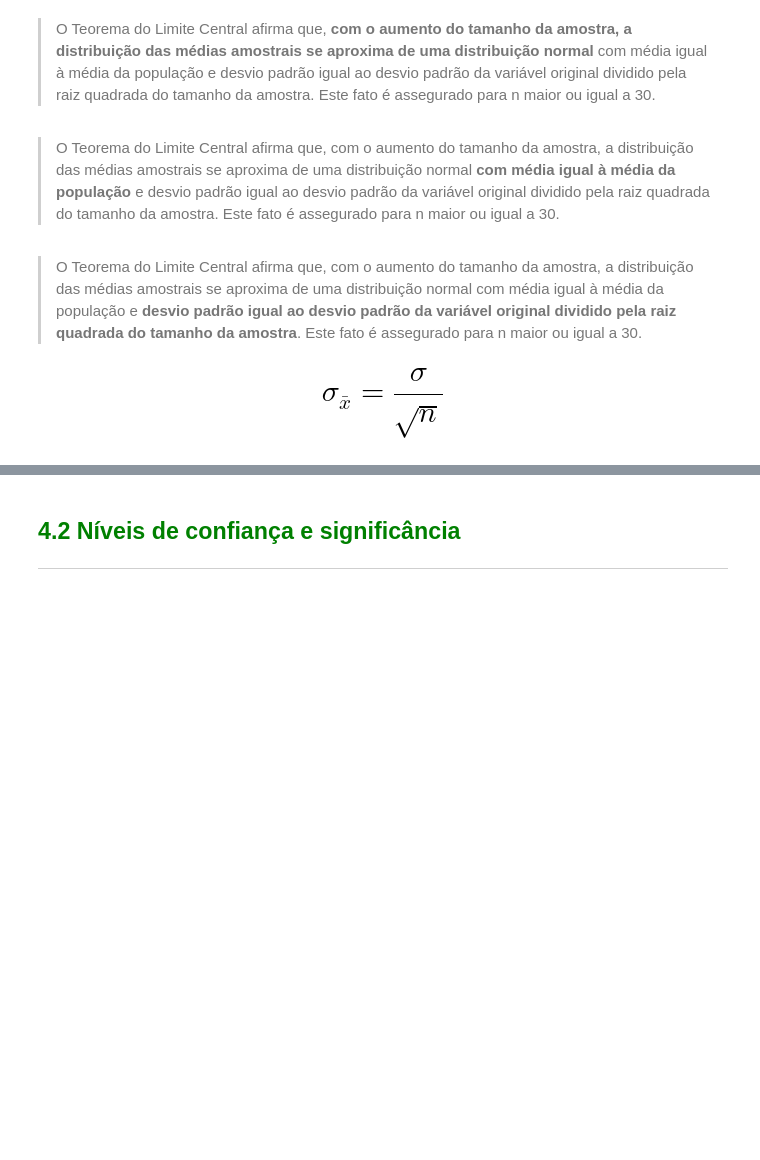
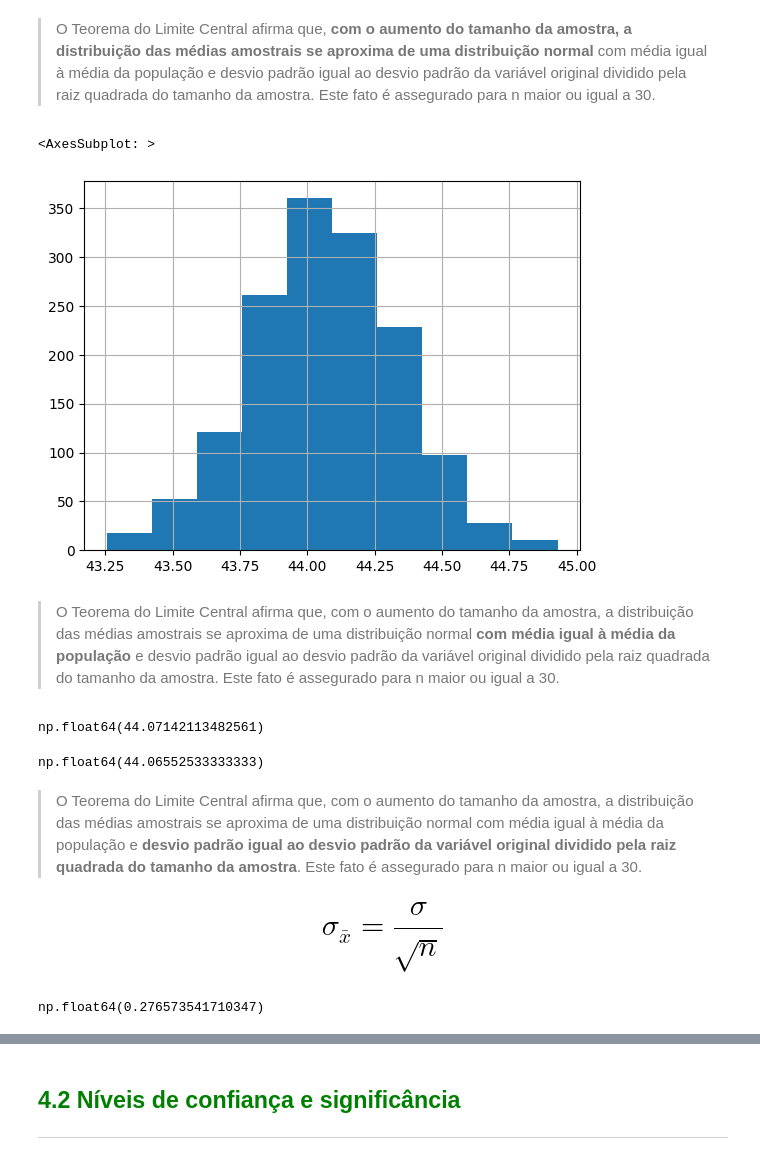
Before and after one commit to JCrpa/curso13_estatistica_com_python_probabilidade_amostragem, a Jupyter notebook: Curso_de_Estatística_Parte_2.ipynb, the cells around one changed output, grey strips where cells are left out. Drawn from its saved outputs; the diff is of its cells as text; code cells hidden in the pictures; blank space fills up the shorter version.

```diff
--- a/Curso_de_Estatística_Parte_2.ipynb
+++ b/Curso_de_Estatística_Parte_2.ipynb
@@ -817,0 +820,3 @@ O desvio padrão das médias amostrais é conhecido como **erro padrão da médi
+# %%
+n = 2000
+total_de_amostras = 1500
@@ -817,0 +825,11 @@ O desvio padrão das médias amostrais é conhecido como **erro padrão da médi
+# %%
+lista_de_amostras = []
+
+for i in range(total_de_amostras):
+    amostra_atual = dados.Idade.sample(n, random_state=i)
+    amostra_atual.index = range(len(amostra_atual))
+    lista_de_amostras.append(amostra_atual.rename('Amostra_' + str(i)))
+
+amostras = pd.concat(lista_de_amostras, axis=1)
+
+amostras
@@ -818,8 +865,25 @@ O desvio padrão das médias amostrais é conhecido como **erro padrão da médi
 # %% [markdown]
 > O Teorema do Limite Central afirma que, **com o aumento do tamanho da amostra, a distribuição das médias amostrais se aproxima de uma distribuição normal** com média igual à média da população e desvio padrão igual ao desvio padrão da variável original dividido pela raiz quadrada do tamanho da amostra. Este fato é assegurado para n maior ou igual a 30.
+# %%
+amostras.mean().hist()
+# %% [output]
+<AxesSubplot: >
+[figure, added]
 # %% [markdown]
 > O Teorema do Limite Central afirma que, com o aumento do tamanho da amostra, a distribuição das médias amostrais se aproxima de uma distribuição normal **com média igual à média da população** e desvio padrão igual ao desvio padrão da variável original dividido pela raiz quadrada do tamanho da amostra. Este fato é assegurado para n maior ou igual a 30.
+# %%
+dados.Idade.mean()
+# %% [output]
+np.float64(44.07142113482561)
+# %%
+amostras.mean().mean()
+# %% [output]
+np.float64(44.06552533333333)
 # %% [markdown]
 > O Teorema do Limite Central afirma que, com o aumento do tamanho da amostra, a distribuição das médias amostrais se aproxima de uma distribuição normal com média igual à média da população e **desvio padrão igual ao desvio padrão da variável original dividido pela raiz quadrada do tamanho da amostra**. Este fato é assegurado para n maior ou igual a 30.
 
-# $$\sigma_\bar{x} = \frac{\sigma}{\sqrt{n}}$$
+# $$\sigma_{\bar{x}} = \frac{\sigma}{\sqrt{n}}$$
+# %%
+amostras.mean().std()
+# %% [output]
+np.float64(0.276573541710347)
```
Also changed, not shown: parts of 9 cells of this notebook.
